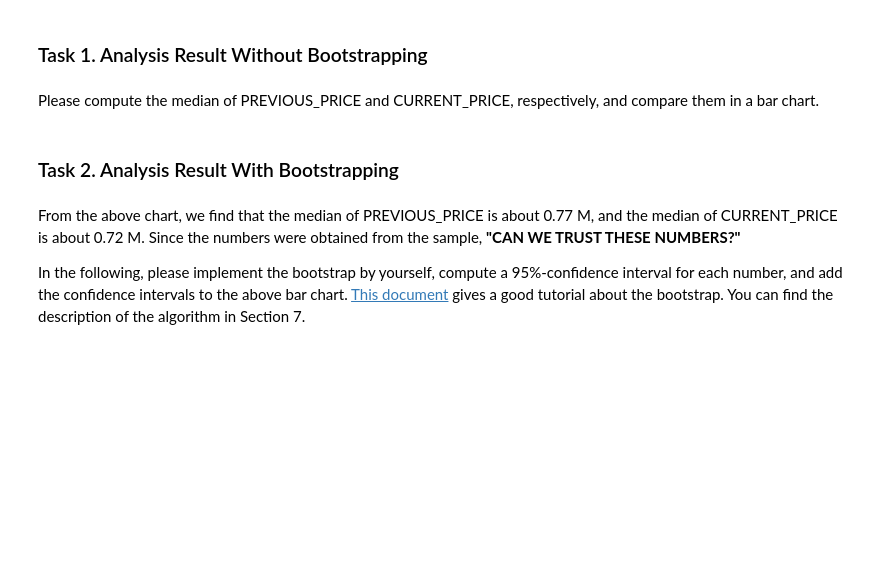
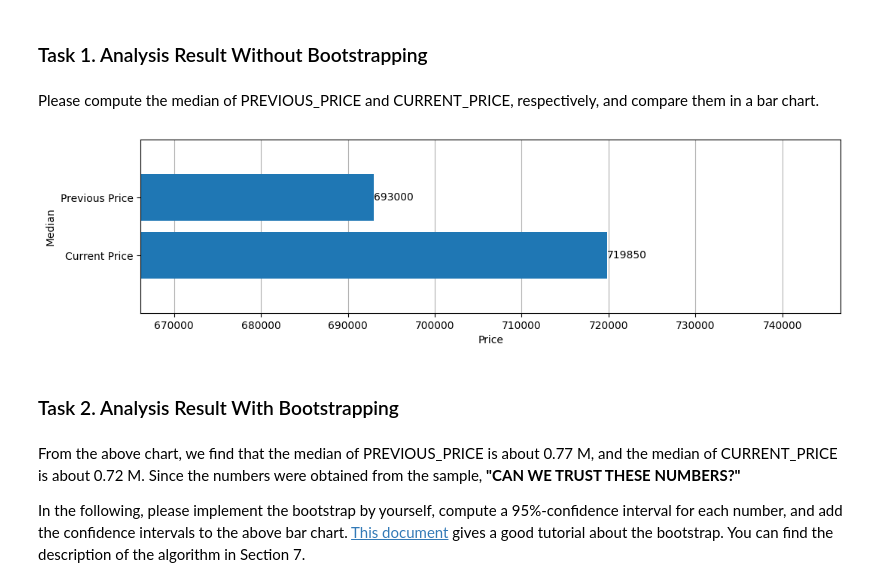
Before and after one commit to kgdarshaun/bigdata-cmpt733, a Jupyter notebook: Assignments/A4/A4.ipynb, the cells around one changed output. Drawn from its saved outputs; the diff is of its cells as text; code cells hidden in the pictures; blank space fills up the shorter version.

```diff
--- a/Assignments/A4/A4.ipynb
+++ b/Assignments/A4/A4.ipynb
@@ -225,3 +222,23 @@ Please compute the median of PREVIOUS_PRICE and CURRENT_PRICE, respectively, and
+# %%
+# --- Write your code below ---
+current_price_median, previous_price_median = df_sample[['CURRENT_PRICE', 'PREVIOUS_PRICE']].median()
+
+plt.rcParams['axes.axisbelow'] = True
+with plt.rc_context({'figure.figsize': (12,3)}):
+	fig, ax = plt.subplots()
+	bars = ax.barh(width=[current_price_median, previous_price_median], y=['Current Price', 'Previous Price'])
+	ax.bar_label(bars)
+	plt.axis([
+		min(current_price_median, previous_price_median)-abs(current_price_median - previous_price_median),
+		max(current_price_median, previous_price_median)+abs(current_price_median - previous_price_median),
+		-1, 2
+	])
+	plt.xlabel('Price')
+	plt.ylabel('Median')
+	plt.grid(axis='x')
+	plt.show()
+# %% [output]
+[figure, added]
 # %% [markdown]
 ### Task 2. Analysis Result With Bootstrapping
 # %% [markdown]
```
Also changed, not shown: parts of 9 cells of this notebook, 2 other files.
